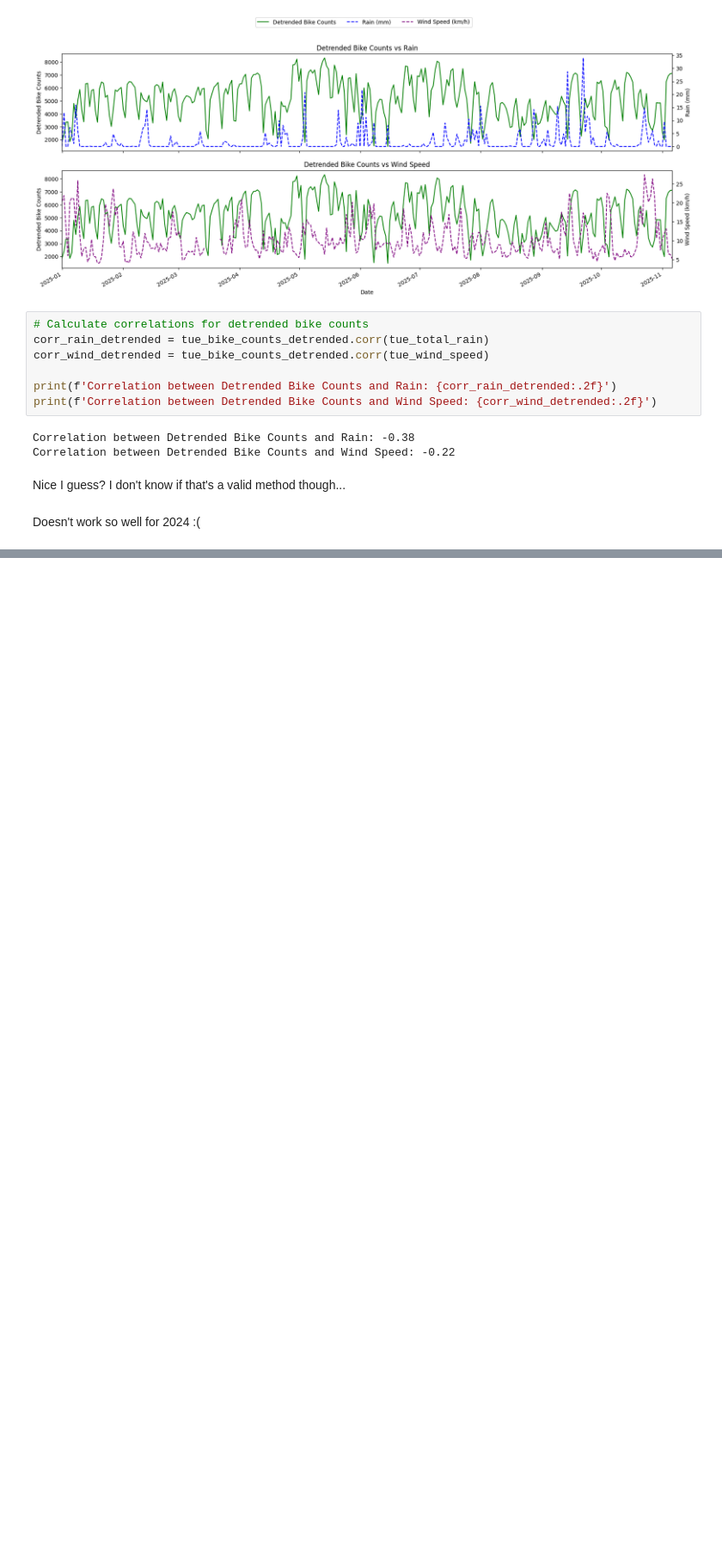
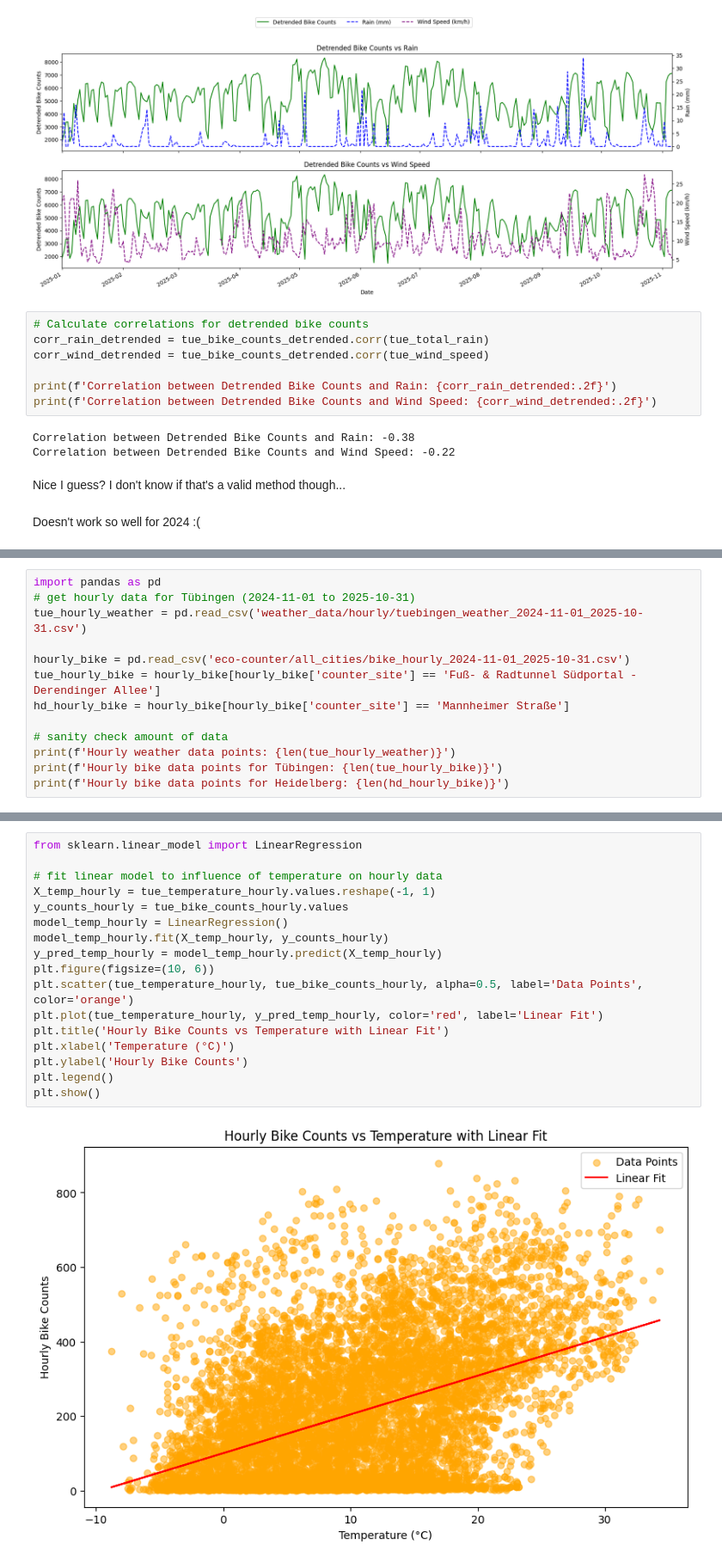
Before and after one commit to lohrynn/tuecycle, a Jupyter notebook: evaluation.ipynb, the cells around one changed output, grey strips where cells are left out. Shown at 86% size. Drawn from its saved outputs; the diff is of its cells as text; blank space fills up the shorter version.

```diff
--- a/evaluation.ipynb
+++ b/evaluation.ipynb
@@ -178,0 +181,13 @@ Doesn't work so well for 2024 :(
+# %%
+import pandas as pd
+# get hourly data for Tübingen (2024-11-01 to 2025-10-31)
+tue_hourly_weather = pd.read_csv('weather_data/hourly/tuebingen_weather_2024-11-01_2025-10-31.csv')
+
+hourly_bike = pd.read_csv('eco-counter/all_cities/bike_hourly_2024-11-01_2025-10-31.csv')
+tue_hourly_bike = hourly_bike[hourly_bike['counter_site'] == 'Fuß- & Radtunnel Südportal - Derendinger Allee']
+hd_hourly_bike = hourly_bike[hourly_bike['counter_site'] == 'Mannheimer Straße']
+
+# sanity check amount of data
+print(f'Hourly weather data points: {len(tue_hourly_weather)}')
+print(f'Hourly bike data points for Tübingen: {len(tue_hourly_bike)}')
+print(f'Hourly bike data points for Heidelberg: {len(hd_hourly_bike)}')
@@ -178,0 +296,19 @@ Doesn't work so well for 2024 :(
+# %%
+from sklearn.linear_model import LinearRegression
+
+# fit linear model to influence of temperature on hourly data
+X_temp_hourly = tue_temperature_hourly.values.reshape(-1, 1)
+y_counts_hourly = tue_bike_counts_hourly.values
+model_temp_hourly = LinearRegression()
+model_temp_hourly.fit(X_temp_hourly, y_counts_hourly)
+y_pred_temp_hourly = model_temp_hourly.predict(X_temp_hourly)
+plt.figure(figsize=(10, 6))
+plt.scatter(tue_temperature_hourly, tue_bike_counts_hourly, alpha=0.5, label='Data Points', color='orange')
+plt.plot(tue_temperature_hourly, y_pred_temp_hourly, color='red', label='Linear Fit')
+plt.title('Hourly Bike Counts vs Temperature with Linear Fit')
+plt.xlabel('Temperature (°C)')
+plt.ylabel('Hourly Bike Counts')
+plt.legend()
+plt.show()
+# %% [output]
+[figure, added]
```
Also changed, not shown: parts of 5 cells of this notebook, 3 other files.
